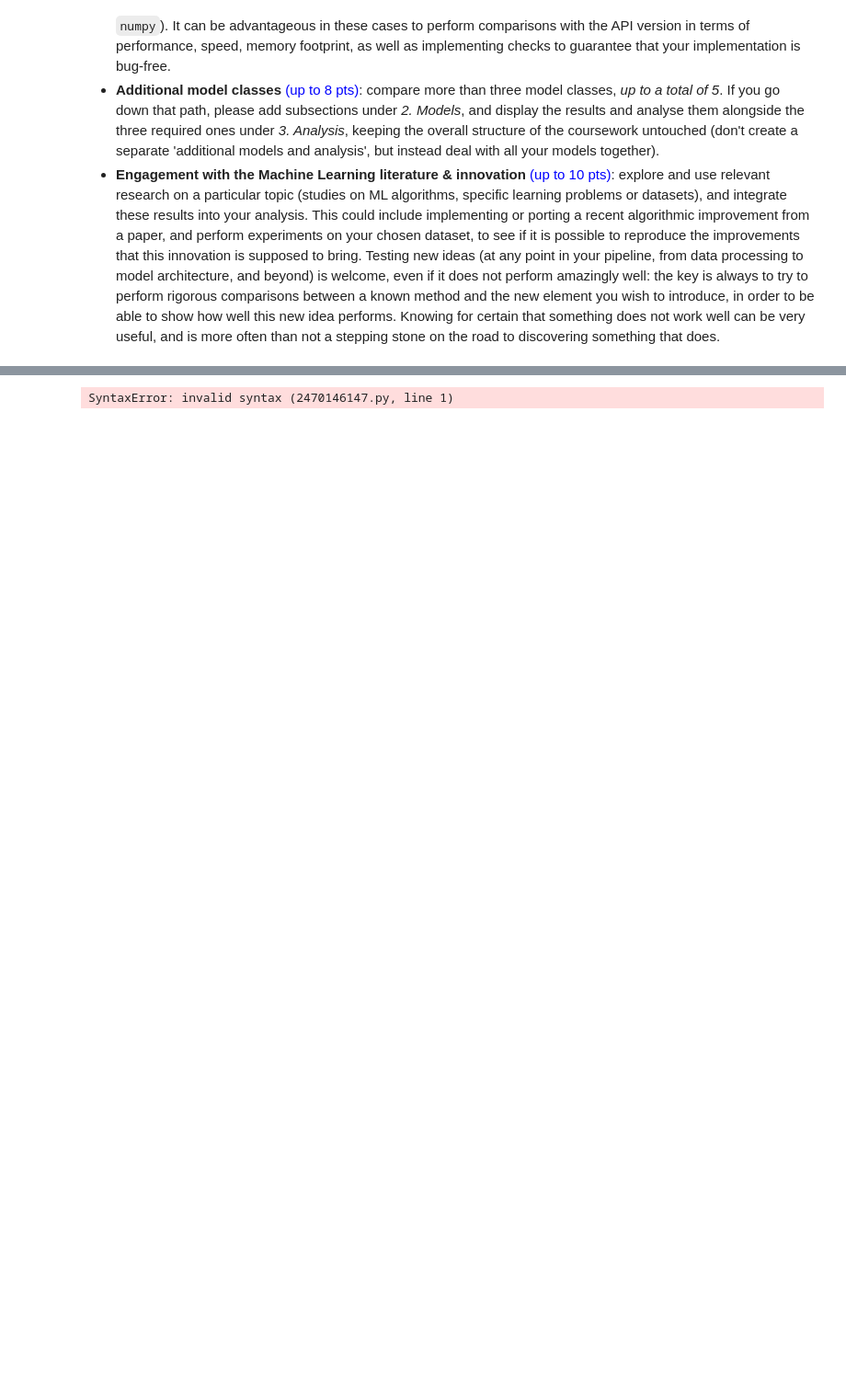
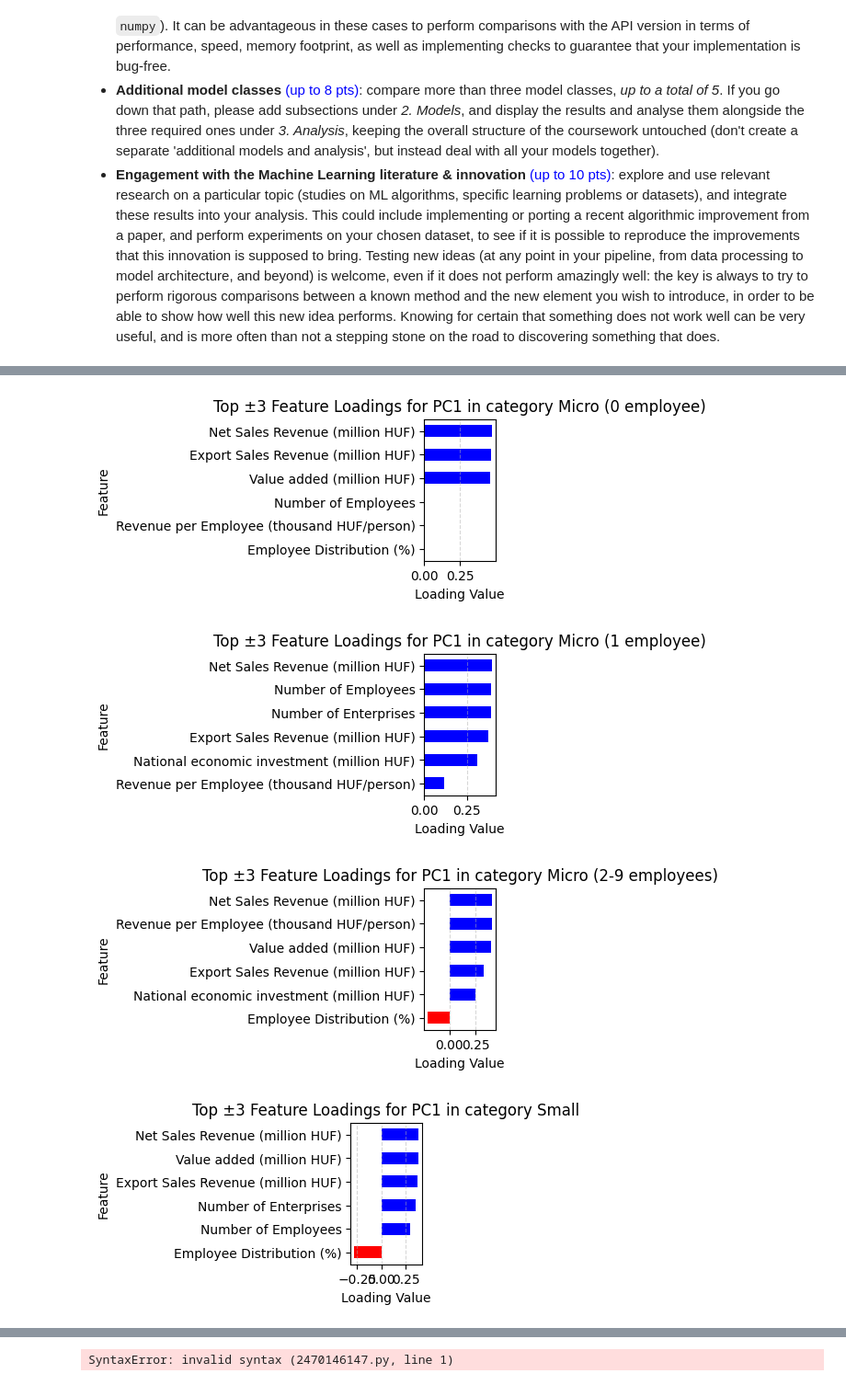
Before and after one commit to TheKusz/ML_DSM040-2025-APR, a Jupyter notebook: CW 2/CW2.ipynb, the cells around one changed output, grey strips where cells are left out. Shown at 92% size. Drawn from its saved outputs; the diff is of its cells as text; code cells hidden in the pictures; blank space fills up the shorter version.

Commit message:
PCA business analysis done

```diff
--- a/CW 2/CW2.ipynb
+++ b/CW 2/CW2.ipynb
@@ -853,6 +875,24 @@ def plot_pca_biplot_top_n(pca, X_pca, pc_x=0, pc_y=1, scale=2, n=5):
     plt.axvline(0, color='grey', linewidth=0.5)
     plt.tight_layout()
     plt.show()
+# %%
+def feature_contribution_per_size_categories(n_components = 2):
+
+    # Plot used in business analysis in chapter 4
+
+    category_pcas = {}
+    for category in wide_df['Company Size Category'].unique():
+        df_cat = wide_df[wide_df['Company Size Category'] == category]
+        X = df_cat[indicators].values
+        scaler = StandardScaler()
+        X_scaled = scaler.fit_transform(X)
+        pca = PCA(n_components = n_components, random_state=42)
+        pca.fit(X_scaled)
+
+        category_pcas[category] = pca
+
+    for category, pca_obj in category_pcas.items():
+        plot_top_loadings(pca_obj, n=3, figsize=(1,2), only_pca=1, category=category)
 # %%
 plot_pca_loadings_with_contribution(pca2)
 plot_top_loadings(pca2)
@@ -1408,0 +1504,7 @@ It is advised to keep the legibility and clarity of your coursework when adding
+# %%
+feature_contribution_per_size_categories()
+# %% [output]
+[figure, added]
+[figure, added]
+[figure, added]
+[figure, added]
```
Also changed, not shown: parts of 19 cells of this notebook.
